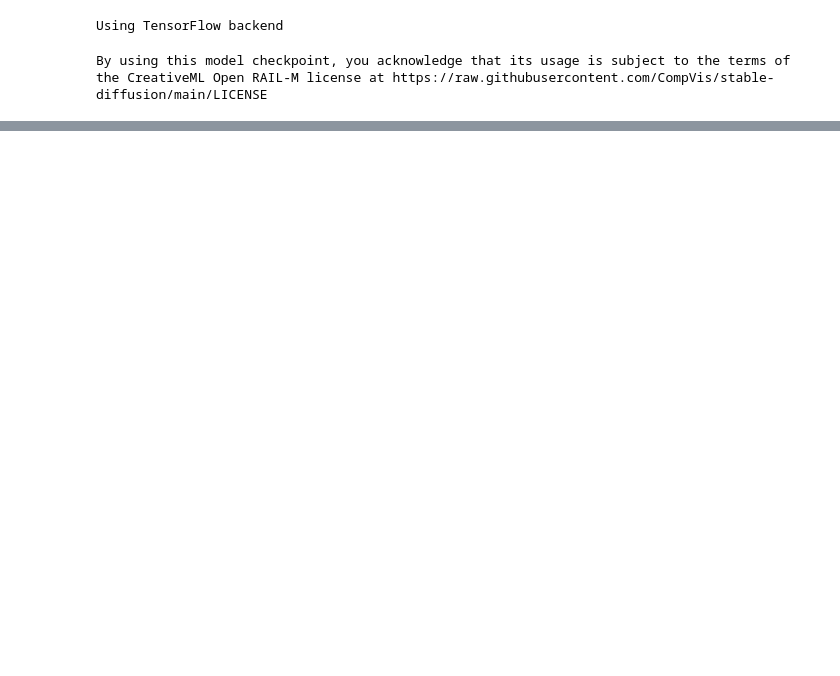
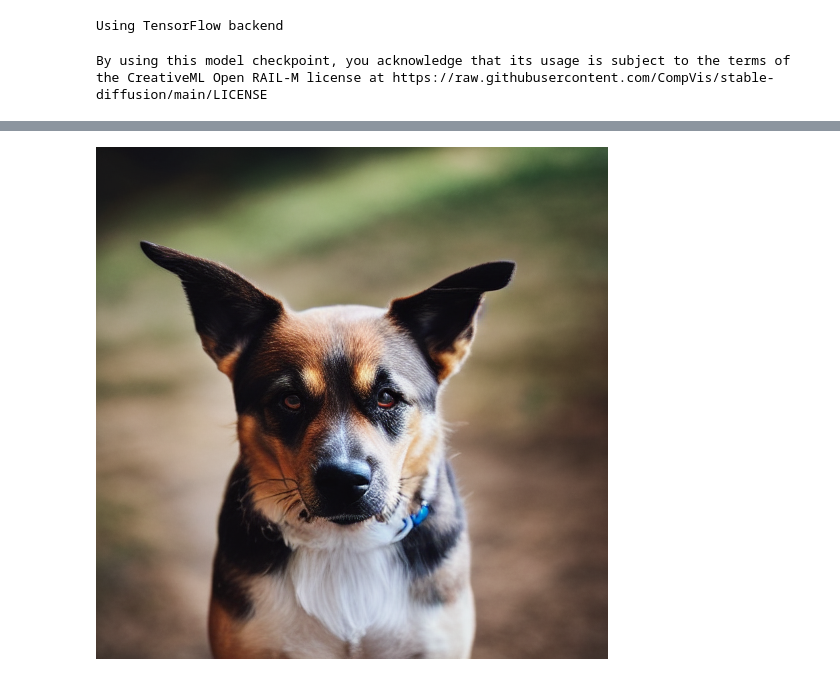
Before and after one commit to vkthakur90/jupyter_notebooks, a Jupyter notebook: Stable_Diffusion.ipynb, the cells around one changed output, grey strips where cells are left out. Cells and saved outputs as stored; diff of their text form; code cells hidden in the pictures; blank space fills up the shorter version.

```diff
--- a/Stable_Diffusion.ipynb
+++ b/Stable_Diffusion.ipynb
@@ -28,6 +10,6 @@ import matplotlib.pyplot as plt
 # %% [output]
 Using TensorFlow backend
 # %%
-model = keras_cv.models.StableDiffusion(img_width=512, img_height=512)
+model = keras_cv.models.StableDiffusion(img_width=512, img_height=512, jit_compile = True)
 # %% [output]
 By using this model checkpoint, you acknowledge that its usage is subject to the terms of the CreativeML Open RAIL-M license at https://raw.githubusercontent.com/CompVis/stable-diffusion/main/LICENSE
@@ -57,0 +16,10 @@ Downloading data from https://huggingface.co/fchollet/stable-diffusion/resolve/m
+# %%
+images = model.text_to_image(
+    prompt = """
+        Photograph of Dog
+    """,
+    num_steps = 50,
+    unconditional_guidance_scale = 7
+)
+
+img = keras.utils.array_to_img(images[0])
@@ -57,0 +28,4 @@ Downloading data from https://huggingface.co/fchollet/stable-diffusion/resolve/m
+# %%
+img
+# %% [output]
+[figure, added]
```
Also changed, not shown: parts of 3 cells of this notebook.
